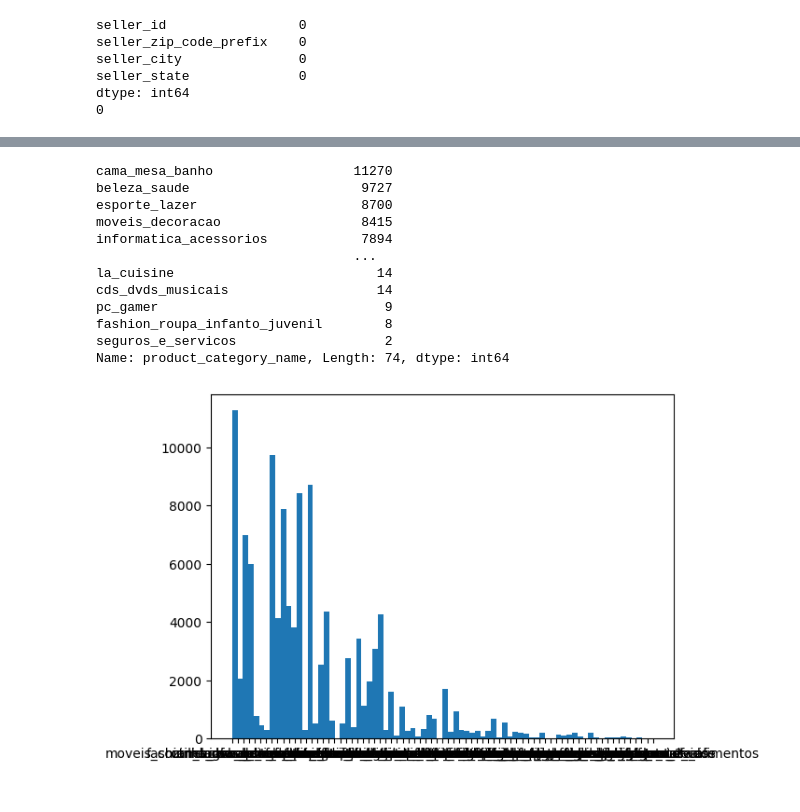
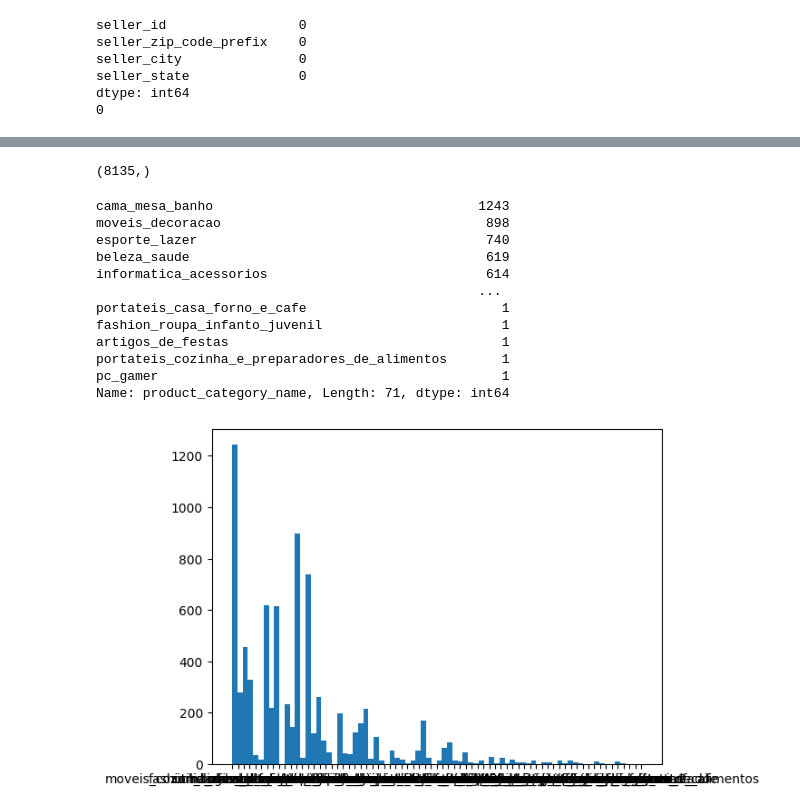
Before and after one commit to jasonhu03/datathon, a Jupyter notebook: datathon.ipynb, the cells around one changed output, grey strips where cells are left out. Cells and saved outputs as stored; diff of their text form; code cells hidden in the pictures.

```diff
--- a/datathon.ipynb
+++ b/datathon.ipynb
@@ -118,7 +118,7 @@ seller_state              0
 dtype: int64
 0
 # %%
-final_df = pd.merge(duplicate_customer_df, orders_df[['customer_id', 'order_id']], on = "customer_id", how = "left")
+final_df = pd.merge(duplicate_customer_df, orders_df[['customer_id', 'order_id']], on = "customer_id", how = "outer")
 
 final_df.dropna()
 
@@ -126,7 +126,7 @@ asd = final_df.to_csv('cleaned_data/bruh1.csv', index = False)
 
 final_df = pd.merge(final_df, order_items_df[['order_id', 'product_id', 'price']], on ="order_id", how = "outer")
 
-final_df = pd.merge(final_df, products_df[['product_id', 'product_category_name', 'product_photos_qty']], on ="product_id", how = "outer")
+final_df = pd.merge(final_df, products_df[['product_id', 'product_category_name', 'product_photos_qty']], on ="product_id", how = "inner")
 
 final_df.dropna()
 
@@ -136,7 +136,9 @@ final_df['review_score'] = final_df['review_score'].fillna(final_df['review_scor
 
 final_df['review_comment_message'] = final_df['review_comment_message'].fillna(0)
 
-final_df.dropna()
+final_df = final_df.dropna()
+
+final_df
 # %% [output]
 |  | customer_id | customer_unique_id | customer_zip_code_prefix | customer_city | customer_state | order_id | ... |
 | 0 | 0088395699ea0fcd459bfbef084997db | ffe254cc039740e17dd15a5305035928 | 37640.0 | extrema | MG | ebe76afae9242fc70b0b807b78f17adb | ... |
@@ -156,0 +156,15 @@ final_df.dropna()
+# %%
+order_reviews_clean_df = pd.DataFrame()
+order_reviews_clean_df['review_score'] = order_reviews_df['review_score'].fillna(order_reviews_df['review_score'].mean())
+order_reviews_clean_df['review_comment_message'] = order_reviews_df['review_comment_message'].fillna(0)
+
+order_reviews_clean_df[['review_score', 'review_comment_message']]
+
+l = []
+for i in order_reviews_clean_df['review_comment_message']:
+    if i != 0:
+        l.append(i)
+
+order_reviews_clean_df[['review_score', 'review_comment_message']]
+
+l
@@ -157,23 +189,36 @@ final_df.dropna()
+# %%
+final_df['product_category_name'].shape
+# %% [output]
+(8135,)
 # %%
 list = []
 for i in final_df['product_category_name']:
     if i != 0:
         list.append(i)
 plt.hist(list, bins = 78)
 plt.show
 
 final_df['product_category_name'].value_counts()
+
+
+"""
+cama_mesa_banho                  11270
+beleza_saude                      9727
+esporte_lazer                     8700
+moveis_decoracao                  8415
+informatica_acessorios            7894
+"""
 # %% [output]
-cama_mesa_banho                  11270
-beleza_saude                      9727
-esporte_lazer                     8700
-moveis_decoracao                  8415
-informatica_acessorios            7894
-                                 ...
-la_cuisine                          14
-cds_dvds_musicais                   14
-pc_gamer                             9
-fashion_roupa_infanto_juvenil        8
-seguros_e_servicos                   2
-Name: product_category_name, Length: 74, dtype: int64
+cama_mesa_banho                                  1243
+moveis_decoracao                                  898
+esporte_lazer                                     740
+beleza_saude                                      619
+informatica_acessorios                            614
+                                                 ...
+portateis_casa_forno_e_cafe                         1
+fashion_roupa_infanto_juvenil                       1
+artigos_de_festas                                   1
+portateis_cozinha_e_preparadores_de_alimentos       1
+pc_gamer                                            1
+Name: product_category_name, Length: 71, dtype: int64
-[figure, old version]
+[figure, new version]
```
Also changed, not shown: parts of 3 cells of this notebook.
